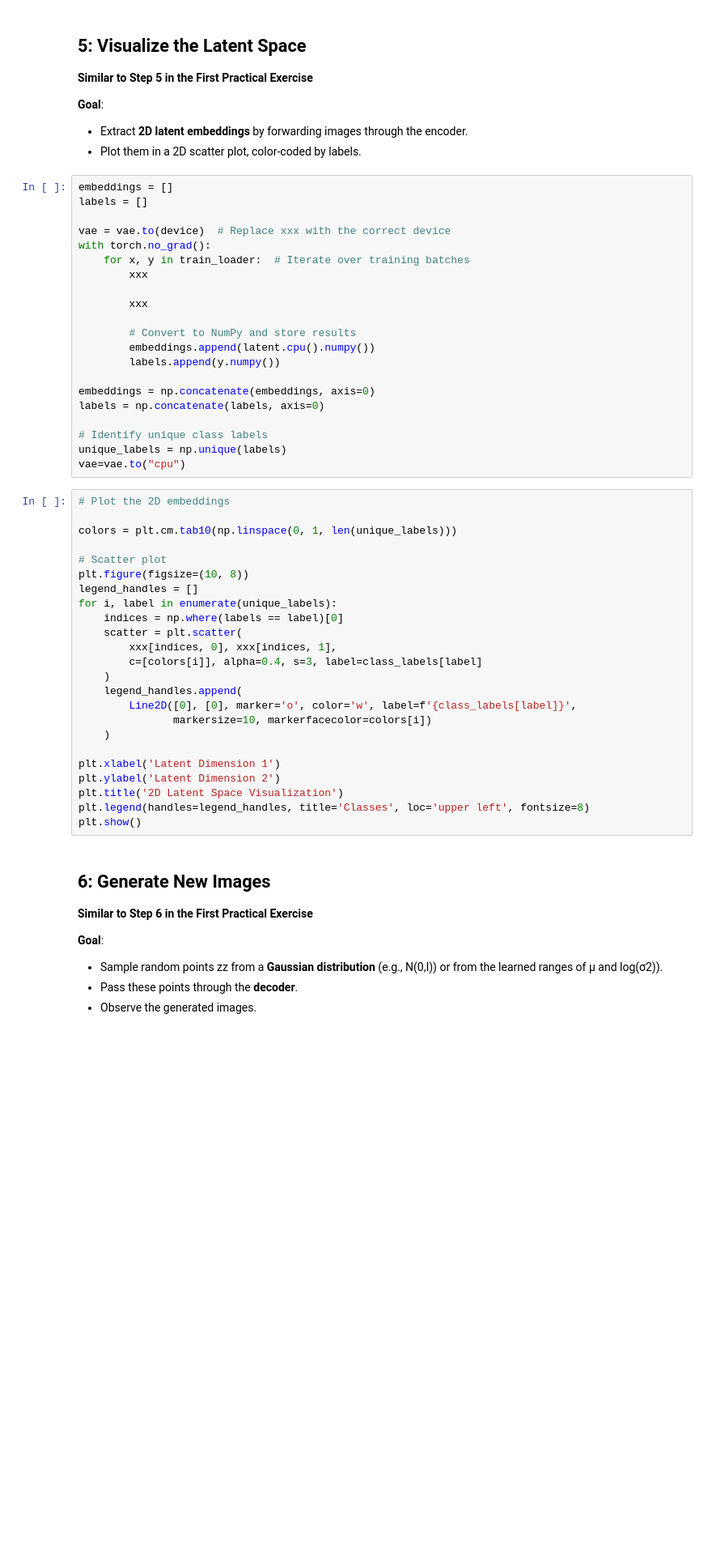
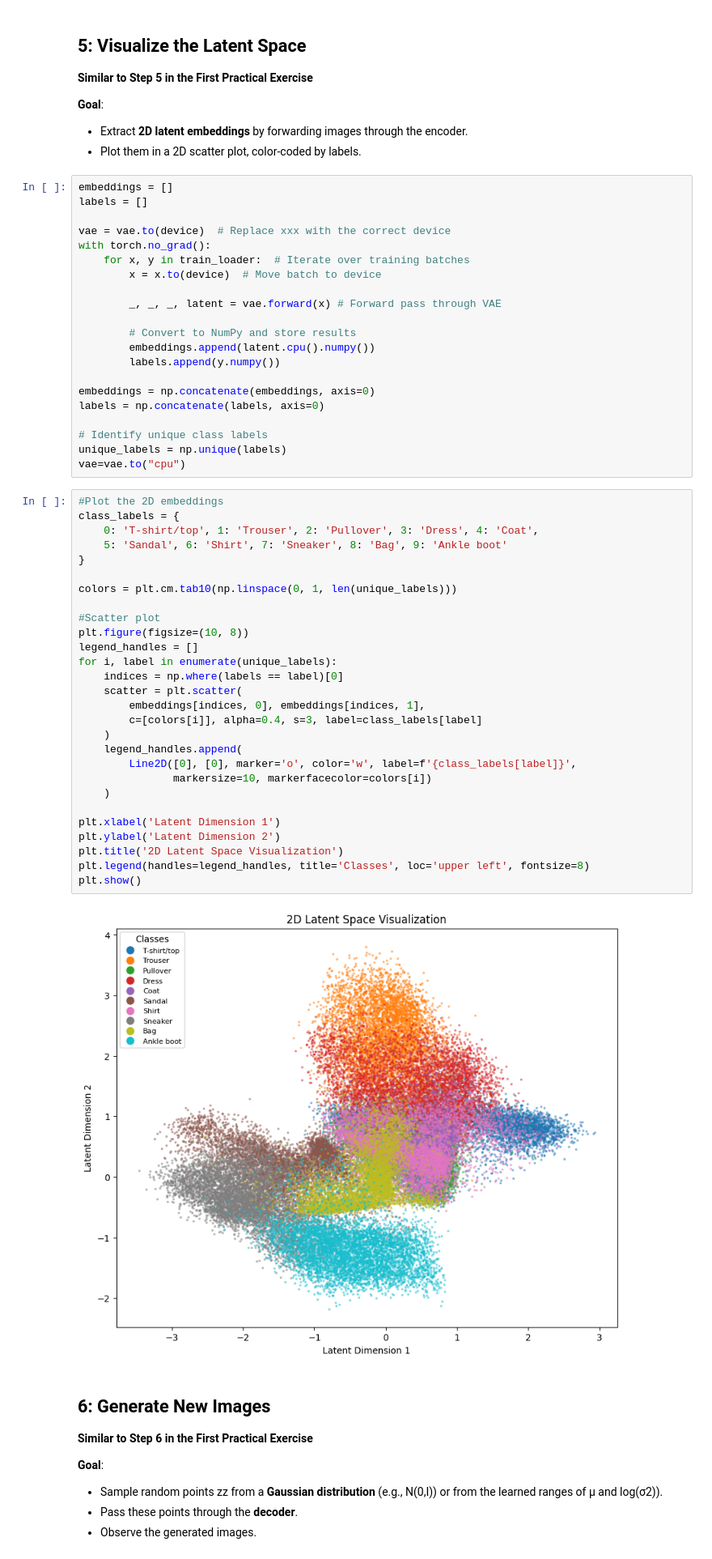
Before and after one commit to Maxime1295/Gen_IA_TP_1, a Jupyter notebook: TP1_2.ipynb, the cells around one changed output. Shown: that part at 81% size. Drawn from its saved outputs; the diff is of its cells as text; blank space fills up the shorter version.

```diff
--- a/TP1_2.ipynb
+++ b/TP1_2.ipynb
@@ -455,9 +484,9 @@ labels = []
 vae = vae.to(device)  # Replace xxx with the correct device
 with torch.no_grad():
     for x, y in train_loader:  # Iterate over training batches
-        xxx
+        x = x.to(device)  # Move batch to device
 
-        xxx
+        _, _, _, latent = vae.forward(x) # Forward pass through VAE
 
         # Convert to NumPy and store results
         embeddings.append(latent.cpu().numpy())
@@ -470,29 +499,35 @@ labels = np.concatenate(labels, axis=0)
 unique_labels = np.unique(labels)
 vae=vae.to("cpu")
 # %%
-# Plot the 2D embeddings
+#Plot the 2D embeddings
+class_labels = {
+    0: 'T-shirt/top', 1: 'Trouser', 2: 'Pullover', 3: 'Dress', 4: 'Coat',
+    5: 'Sandal', 6: 'Shirt', 7: 'Sneaker', 8: 'Bag', 9: 'Ankle boot'
+}
 
 colors = plt.cm.tab10(np.linspace(0, 1, len(unique_labels)))
 
-# Scatter plot
+#Scatter plot
 plt.figure(figsize=(10, 8))
 legend_handles = []
 for i, label in enumerate(unique_labels):
     indices = np.where(labels == label)[0]
     scatter = plt.scatter(
-        xxx[indices, 0], xxx[indices, 1],
+        embeddings[indices, 0], embeddings[indices, 1],
         c=[colors[i]], alpha=0.4, s=3, label=class_labels[label]
     )
     legend_handles.append(
         Line2D([0], [0], marker='o', color='w', label=f'{class_labels[label]}',
                markersize=10, markerfacecolor=colors[i])
     )
 
 plt.xlabel('Latent Dimension 1')
 plt.ylabel('Latent Dimension 2')
 plt.title('2D Latent Space Visualization')
 plt.legend(handles=legend_handles, title='Classes', loc='upper left', fontsize=8)
 plt.show()
+# %% [output]
+[figure, added]
 # %% [markdown]
 
 
```
Also changed, not shown: parts of 6 cells of this notebook, 2 other files.
